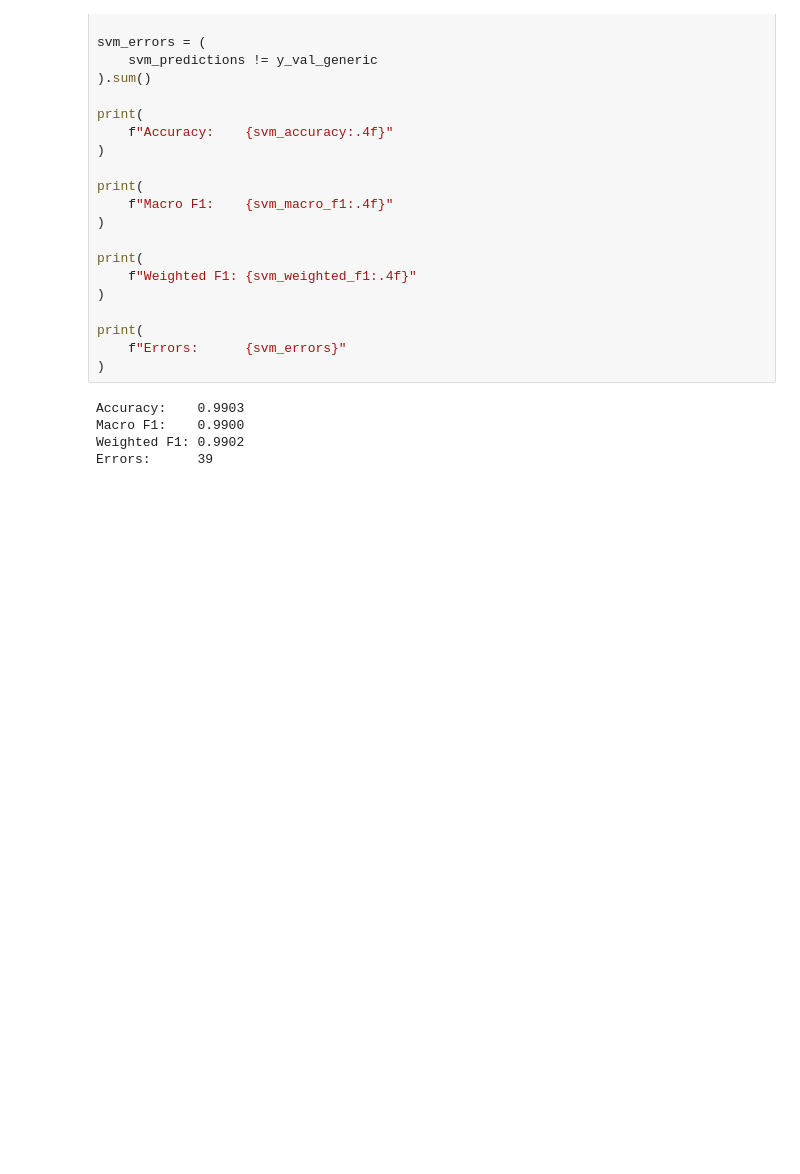
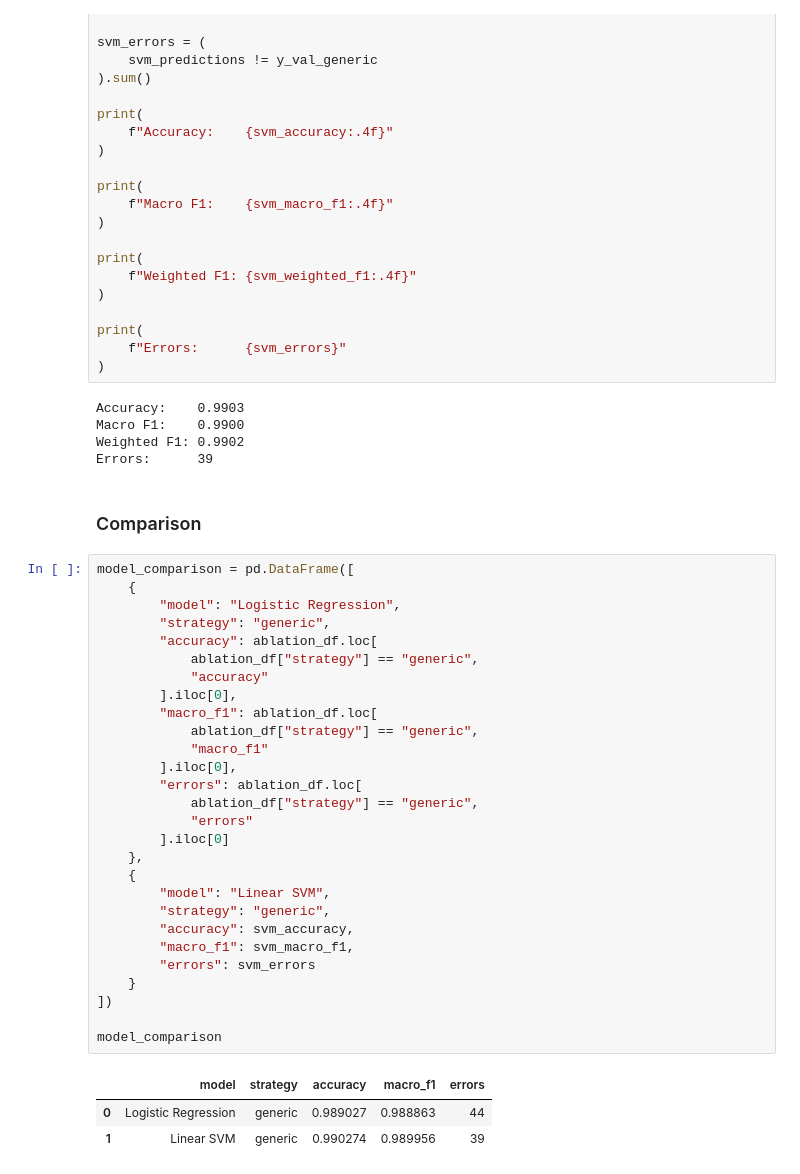
Before and after one commit to ribhupramanik/ResolveAI, a Jupyter notebook: notebooks/02_baseline_models.ipynb, the cells around one changed output. Cells and saved outputs as stored; diff of their text form; blank space fills up the shorter version.

Commit message:
Created a comparision between linear svm and logistic regression

```diff
--- a/notebooks/02_baseline_models.ipynb
+++ b/notebooks/02_baseline_models.ipynb
@@ -693,3 +693,37 @@ Accuracy:    0.9903
 Macro F1:    0.9900
 Weighted F1: 0.9902
 Errors:      39
+# %% [markdown]
+### Comparison
+# %%
+model_comparison = pd.DataFrame([
+    {
+        "model": "Logistic Regression",
+        "strategy": "generic",
+        "accuracy": ablation_df.loc[
+            ablation_df["strategy"] == "generic",
+            "accuracy"
+        ].iloc[0],
+        "macro_f1": ablation_df.loc[
+            ablation_df["strategy"] == "generic",
+            "macro_f1"
+        ].iloc[0],
+        "errors": ablation_df.loc[
+            ablation_df["strategy"] == "generic",
+            "errors"
+        ].iloc[0]
+    },
+    {
+        "model": "Linear SVM",
+        "strategy": "generic",
+        "accuracy": svm_accuracy,
+        "macro_f1": svm_macro_f1,
+        "errors": svm_errors
+    }
+])
+
+model_comparison
+# %% [output]
+|  | model | strategy | accuracy | macro_f1 | errors |
+| 0 | Logistic Regression | generic | 0.989027 | 0.988863 | 44 |
+| 1 | Linear SVM | generic | 0.990274 | 0.989956 | 39 |
```
